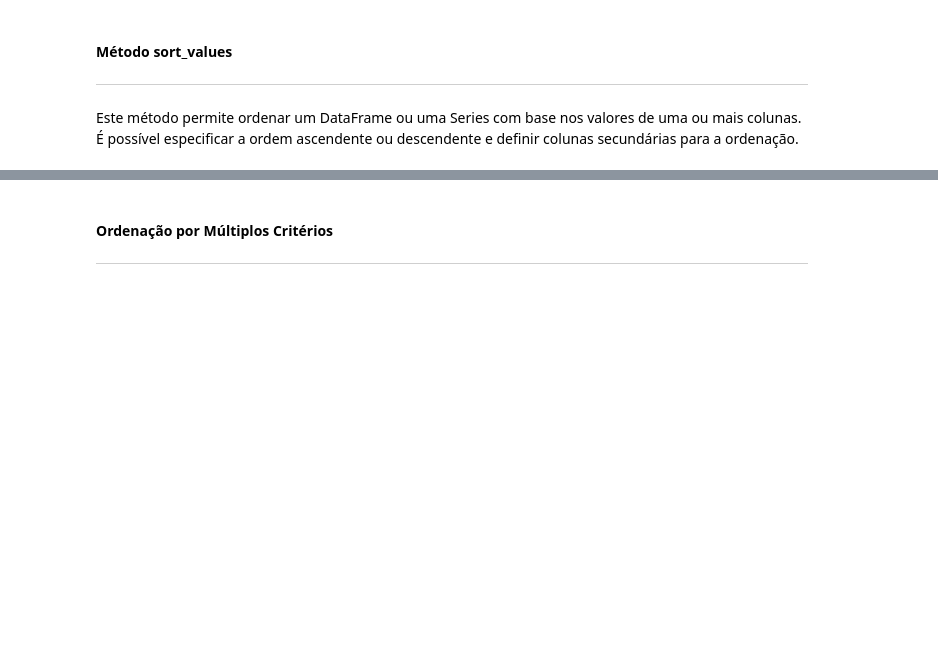
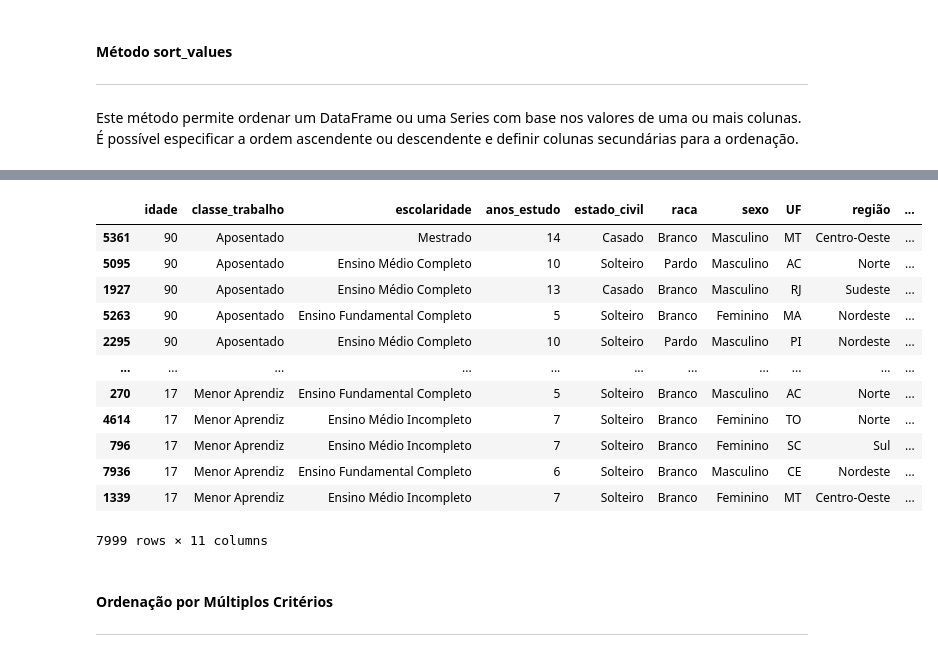
Before and after one commit to KesleyJS/pythonParaCienciaDeDados, a Jupyter notebook: Manipulação de Dados/04 - Ordenação de dados.ipynb, the cells around one changed output, grey strips where cells are left out. Saved outputs shown, nothing was run; the diff lists cells and outputs as text; code cells hidden in the pictures; blank space fills up the shorter version.

```diff
--- a/Manipulação de Dados/04 - Ordenação de dados.ipynb
+++ b/Manipulação de Dados/04 - Ordenação de dados.ipynb
@@ -34,3 +54,20 @@ df.
+# %%
+df_ordenado = df.sort_values(by='idade', ascending=False)
+df_ordenado
+# %% [output]
+|  | idade | classe_trabalho | escolaridade | anos_estudo | estado_civil | raca | sexo | UF | região | ... |
+| 5361 | 90 | Aposentado | Mestrado | 14 | Casado | Branco | Masculino | MT | Centro-Oeste | ... |
+| 5095 | 90 | Aposentado | Ensino Médio Completo | 10 | Solteiro | Pardo | Masculino | AC | Norte | ... |
+| 1927 | 90 | Aposentado | Ensino Médio Completo | 13 | Casado | Branco | Masculino | RJ | Sudeste | ... |
+| 5263 | 90 | Aposentado | Ensino Fundamental Completo | 5 | Solteiro | Branco | Feminino | MA | Nordeste | ... |
+| 2295 | 90 | Aposentado | Ensino Médio Completo | 10 | Solteiro | Pardo | Masculino | PI | Nordeste | ... |
+| ... | ... | ... | ... | ... | ... | ... | ... | ... | ... | ... |
+| 270 | 17 | Menor Aprendiz | Ensino Fundamental Completo | 5 | Solteiro | Branco | Masculino | AC | Norte | ... |
+| 4614 | 17 | Menor Aprendiz | Ensino Médio Incompleto | 7 | Solteiro | Branco | Feminino | TO | Norte | ... |
+| 796 | 17 | Menor Aprendiz | Ensino Médio Incompleto | 7 | Solteiro | Branco | Feminino | SC | Sul | ... |
+| 7936 | 17 | Menor Aprendiz | Ensino Fundamental Completo | 6 | Solteiro | Branco | Masculino | CE | Nordeste | ... |
+| 1339 | 17 | Menor Aprendiz | Ensino Médio Incompleto | 7 | Solteiro | Branco | Feminino | MT | Centro-Oeste | ... |
+7999 rows × 11 columns
 # %% [markdown]
 #### Ordenação por Múltiplos Critérios
 ***
```
Also changed, not shown: parts of 4 cells of this notebook.
